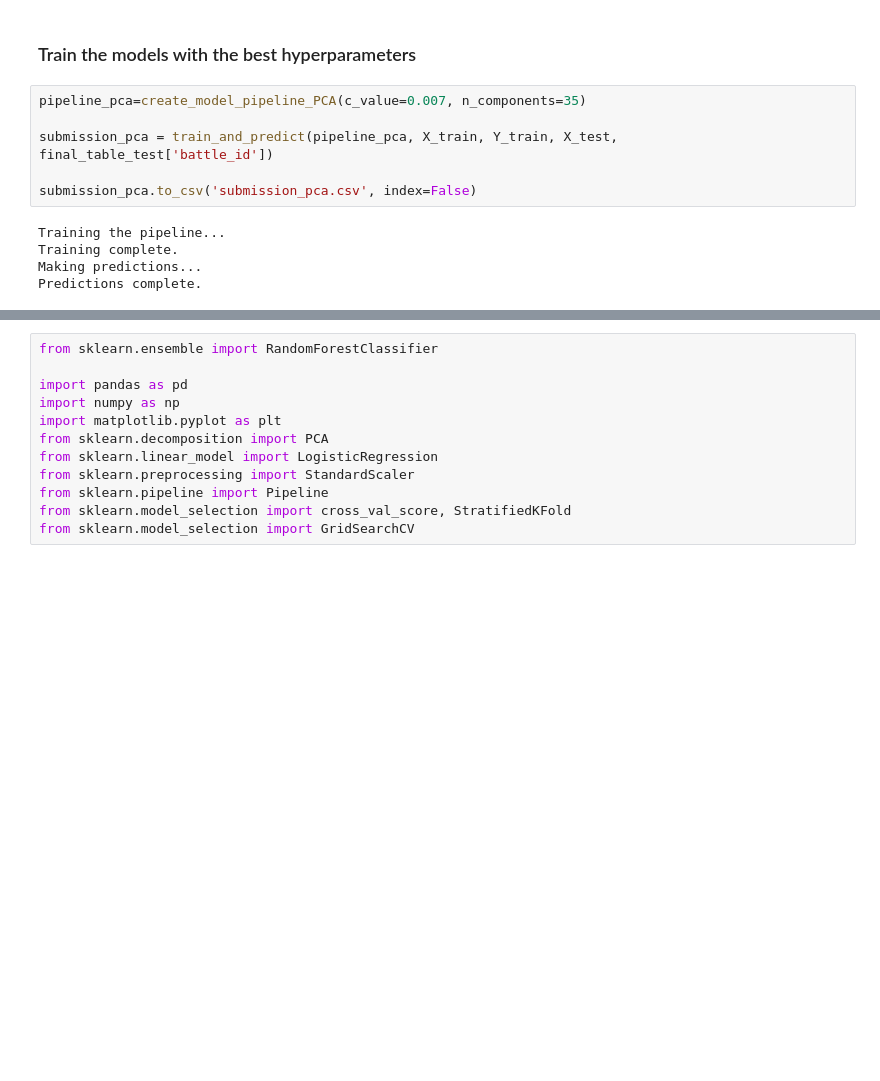
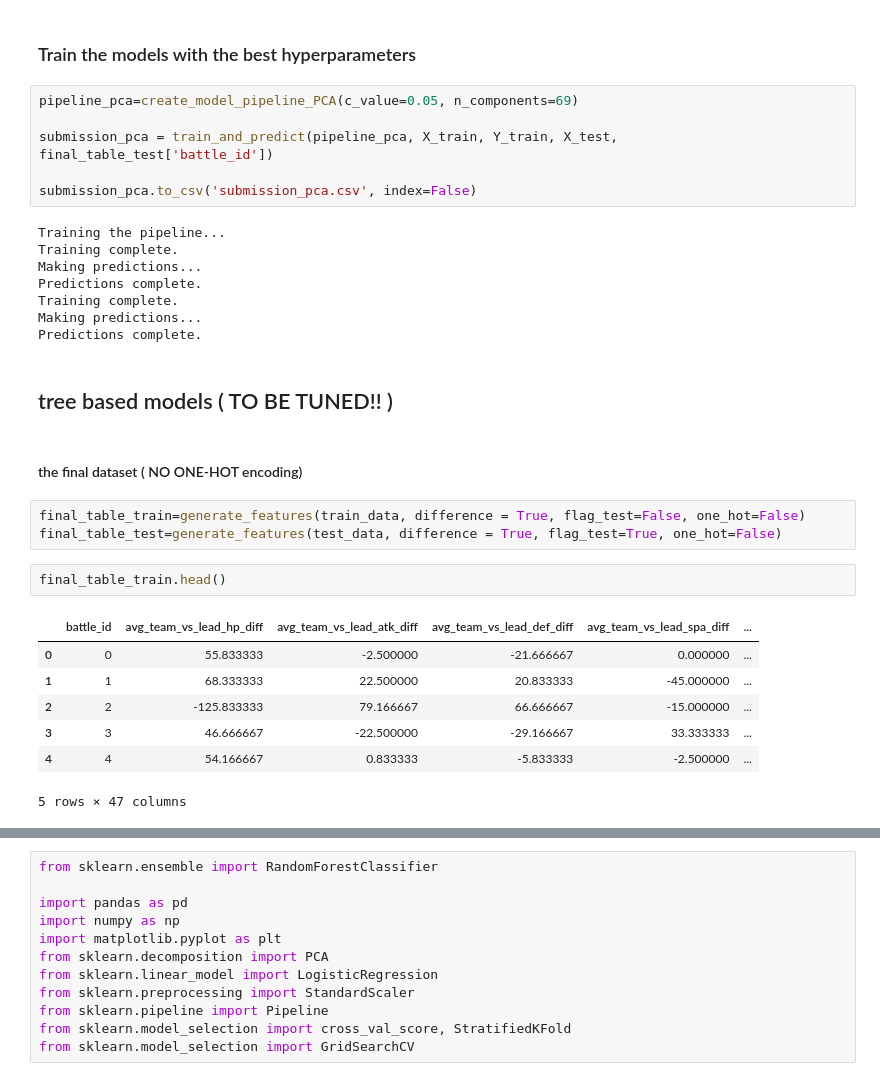
Before and after one commit to LeonardoSani/FDS_challenge, a Jupyter notebook: Notebook.ipynb, the cells around one changed output, grey strips where cells are left out. Saved outputs shown, nothing was run; the diff lists cells and outputs as text; blank space fills up the shorter version.

```diff
--- a/Notebook.ipynb
+++ b/Notebook.ipynb
@@ -529,7 +557,7 @@ Best cross-validation accuracy: 0.82490000
 # %% [markdown]
 ### Train the models with the best hyperparameters
 # %%
-pipeline_pca=create_model_pipeline_PCA(c_value=0.007, n_components=35)
+pipeline_pca=create_model_pipeline_PCA(c_value=0.05, n_components=69)
 
 submission_pca = train_and_predict(pipeline_pca, X_train, Y_train, X_test, final_table_test['battle_id'])
 
@@ -539,3 +567,23 @@ Training the pipeline...
 Training complete.
 Making predictions...
 Predictions complete.
+Training complete.
+Making predictions...
+Predictions complete.
+# %% [markdown]
+## tree based models ( TO BE TUNED!! )
+# %% [markdown]
+#### the final dataset ( NO ONE-HOT encoding)
+# %%
+final_table_train=generate_features(train_data, difference = True, flag_test=False, one_hot=False)
+final_table_test=generate_features(test_data, difference = True, flag_test=True, one_hot=False)
+# %%
+final_table_train.head()
+# %% [output]
+|  | battle_id | avg_team_vs_lead_hp_diff | avg_team_vs_lead_atk_diff | avg_team_vs_lead_def_diff | avg_team_vs_lead_spa_diff | ... |
+| 0 | 0 | 55.833333 | -2.500000 | -21.666667 | 0.000000 | ... |
+| 1 | 1 | 68.333333 | 22.500000 | 20.833333 | -45.000000 | ... |
+| 2 | 2 | -125.833333 | 79.166667 | 66.666667 | -15.000000 | ... |
+| 3 | 3 | 46.666667 | -22.500000 | -29.166667 | 33.333333 | ... |
+| 4 | 4 | 54.166667 | 0.833333 | -5.833333 | -2.500000 | ... |
+5 rows × 47 columns
```
Also changed, not shown: parts of 24 cells of this notebook, 5 other files.
